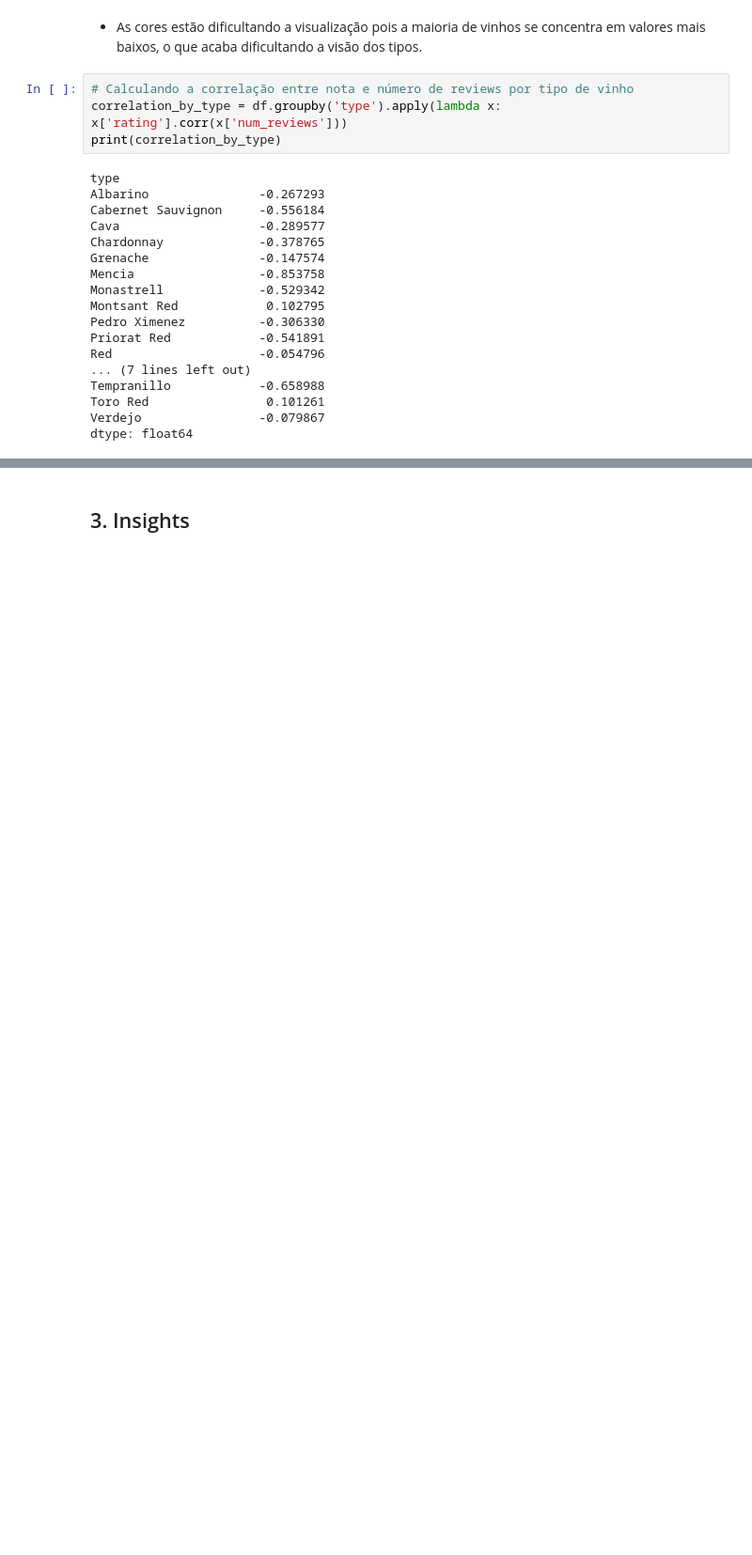
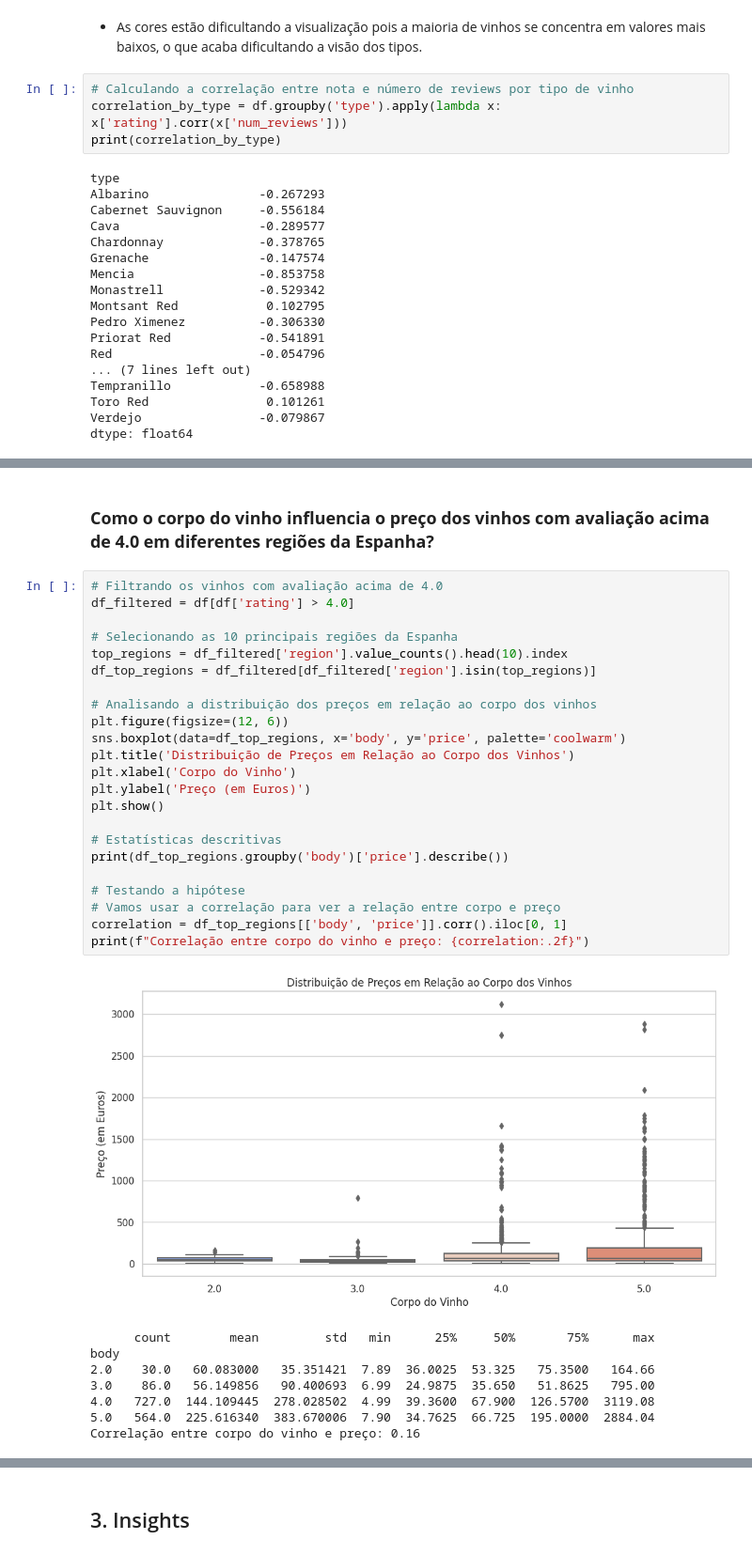
Before and after one commit to atlantico-academy/equipe3-2024.2, a Jupyter notebook: notebooks/01-exploratory_data_analysis.ipynb, the cells around one changed output, grey strips where cells are left out. Shown at 94% size. Drawn from its saved outputs; the diff is of its cells as text; blank space fills up the shorter version.

```diff
--- a/notebooks/01-exploratory_data_analysis.ipynb
+++ b/notebooks/01-exploratory_data_analysis.ipynb
@@ -491,0 +448,34 @@ plt.show()
+# %% [markdown]
+### **Como o corpo do vinho influencia o preço dos vinhos com avaliação acima de 4.0 em diferentes regiões da Espanha?**
+# %%
+# Filtrando os vinhos com avaliação acima de 4.0
+df_filtered = df[df['rating'] > 4.0]
+
+# Selecionando as 10 principais regiões da Espanha
+top_regions = df_filtered['region'].value_counts().head(10).index
+df_top_regions = df_filtered[df_filtered['region'].isin(top_regions)]
+
+# Analisando a distribuição dos preços em relação ao corpo dos vinhos
+plt.figure(figsize=(12, 6))
+sns.boxplot(data=df_top_regions, x='body', y='price', palette='coolwarm')
+plt.title('Distribuição de Preços em Relação ao Corpo dos Vinhos')
+plt.xlabel('Corpo do Vinho')
+plt.ylabel('Preço (em Euros)')
+plt.show()
+
+# Estatísticas descritivas
+print(df_top_regions.groupby('body')['price'].describe())
+
+# Testando a hipótese
+# Vamos usar a correlação para ver a relação entre corpo e preço
+correlation = df_top_regions[['body', 'price']].corr().iloc[0, 1]
+print(f"Correlação entre corpo do vinho e preço: {correlation:.2f}")
+# %% [output]
+[figure, added]
+      count        mean         std   min      25%     50%       75%      max
+body
+2.0    30.0   60.083000   35.351421  7.89  36.0025  53.325   75.3500   164.66
+3.0    86.0   56.149856   90.400693  6.99  24.9875  35.650   51.8625   795.00
+4.0   727.0  144.109445  278.028502  4.99  39.3600  67.900  126.5700  3119.08
+5.0   564.0  225.616340  383.670006  7.90  34.7625  66.725  195.0000  2884.04
+Correlação entre corpo do vinho e preço: 0.16
```
Also changed, not shown: parts of 26 cells of this notebook.
